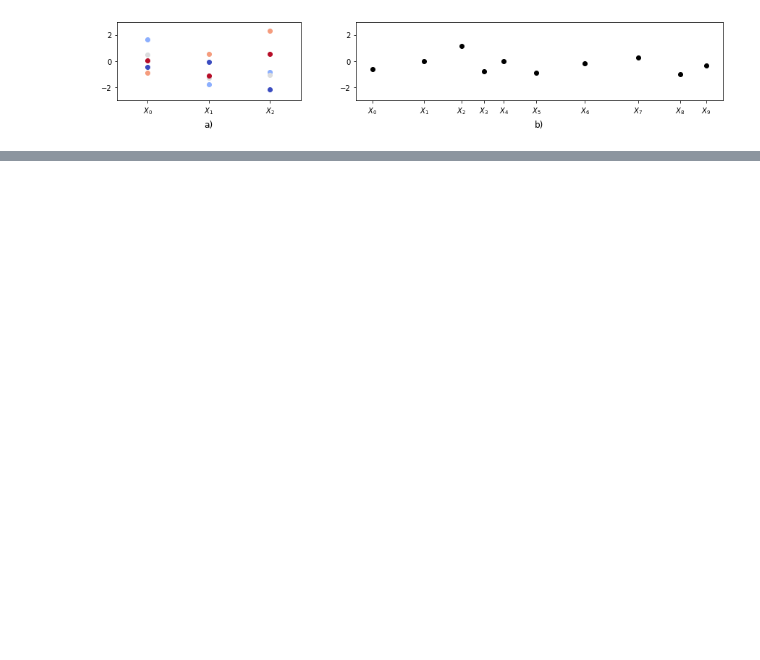
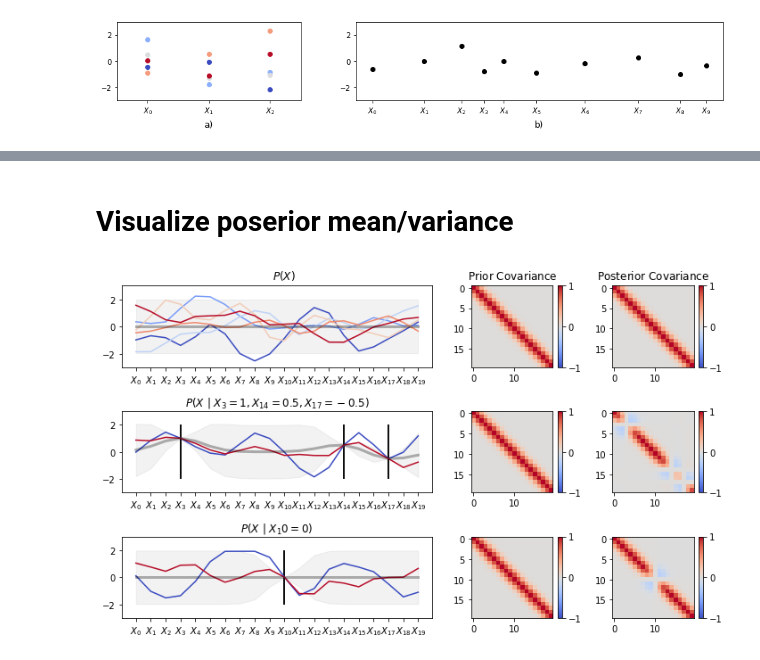
Before and after one commit to vogi23/VM2-Code, a Jupyter notebook: project/00_General_Visualisation_Report.ipynb, the cells around one changed output, grey strips where cells are left out. Drawn from its saved outputs; the diff is of its cells as text; code cells hidden in the pictures; blank space fills up the shorter version.

```diff
--- a/project/00_General_Visualisation_Report.ipynb
+++ b/project/00_General_Visualisation_Report.ipynb
@@ -244,0 +256,34 @@ plt.tight_layout(rect=[0, 0, 1, 0.97])
+# %% [markdown]
+# Visualize poserior mean/variance
+# %%
+from sklearn.gaussian_process.kernels import RBF
+
+np.random.seed(1)
+D = 20
+n_samples=2
+mean = np.zeros(D)
+
+fig, ax = plt.subplots(3,3, figsize=(10,6), gridspec_kw={'width_ratios': [3,1,1]})
+fig.suptitle('$P(X)$'+' '*51+'Prior Covariance'+' '*12+'Posterior Covariance', x=.62)
+
+kernel = RBF(length_scale=1.5)
+cov = kernel(np.arange(D).reshape(-1,1))
+pm, pcov = plot_samples(fig, ax[0], mean, cov, n_samples=6, conf=1.96)
+im = ax[0][2].imshow(pcov, cmap=cm.coolwarm, vmin=-1, vmax=1)
+fig.colorbar(im, ax = ax[0][2],ticks=[-1,0,1])
+
+kernel = RBF(length_scale=1.5)
+cov = kernel(np.arange(D).reshape(-1,1))
+pm, pcov = plot_samples(fig, ax[1], mean, cov, condOn=[3, 14,17], cond=[1, 0.5,-0.5], n_samples=n_samples, conf=1.96)
+im = ax[1][2].imshow(pcov, cmap=cm.coolwarm, vmin=-1, vmax=1)
+fig.colorbar(im, ax = ax[1][2],ticks=[-1,0,1])
+ax[1][0].set_title('$P(X~|~X_3=1, X_{14}=0.5, X_{17}=-0.5)$')
+np.random.seed(2)
+pm, pcov = plot_samples(fig, ax[2], mean, cov, condOn=[10], cond=[0], n_samples=n_samples, conf=1.96)
+im = ax[2][2].imshow(pcov, cmap=cm.coolwarm, vmin=-1, vmax=1)
+fig.colorbar(im, ax = ax[2][2],ticks=[-1,0,1])
+ax[2][0].set_title('$P(X~|~X_10=0)$')
+
+plt.tight_layout(rect=[0, 0, 1, 0.97])
+# %% [output]
+[figure, added]
```
Also changed, not shown: parts of 8 cells of this notebook, 4 other files.
